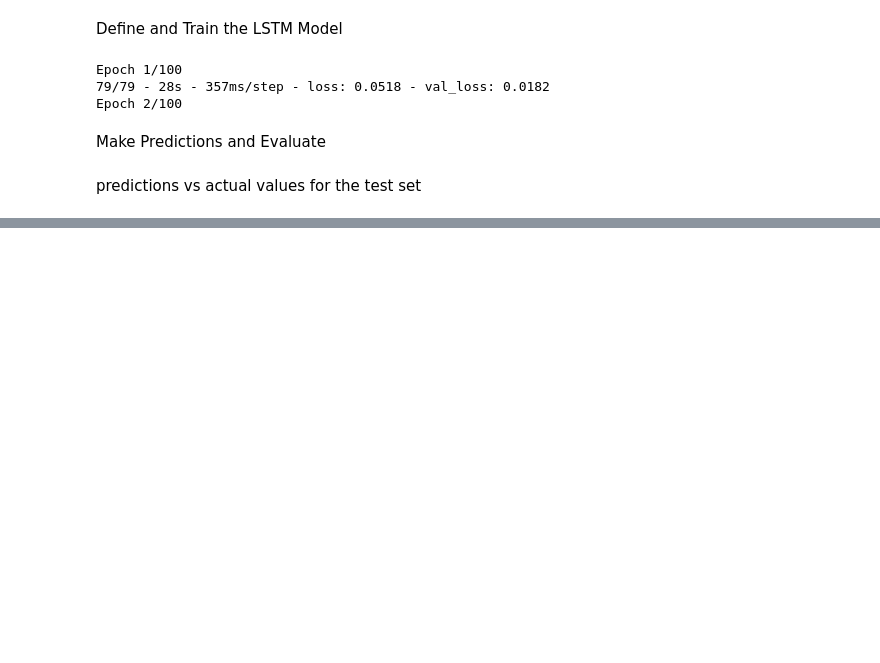
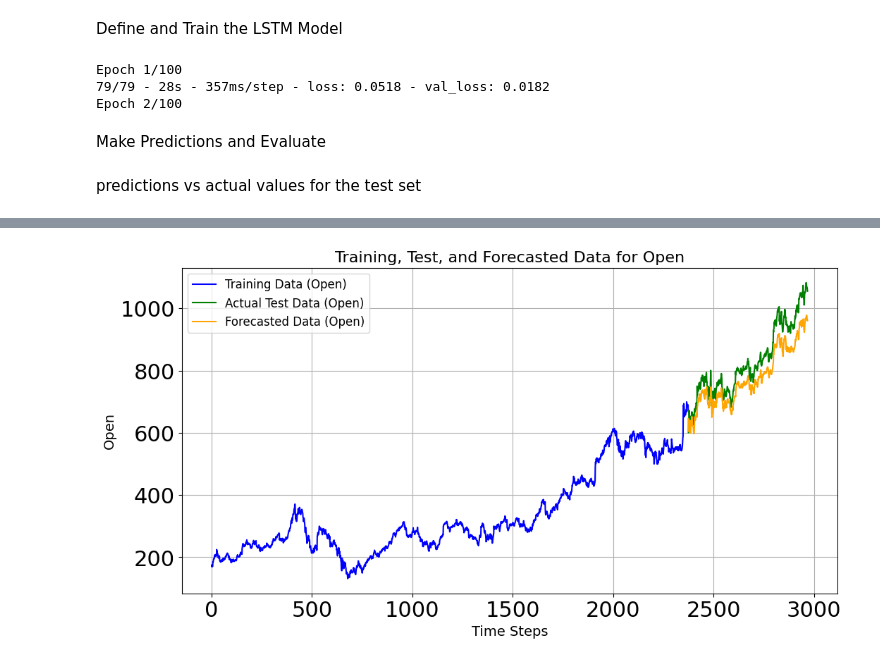
Before and after one commit to irene-fagnani/ADAML-project2, a Jupyter notebook: Code.ipynb, the cells around one changed output, grey strips where cells are left out. Saved outputs shown, nothing was run; the diff lists cells and outputs as text; code cells hidden in the pictures; blank space fills up the shorter version.

```diff
--- a/Code.ipynb
+++ b/Code.ipynb
@@ -666,0 +486,93 @@ print(metrics_table)
+# %%
+import pandas as pd
+import numpy as np
+import matplotlib.pyplot as plt
+from sklearn.preprocessing import MinMaxScaler
+from keras.models import Sequential
+from keras.layers import SimpleRNN, Dense, Dropout
+
+# Load the dataset
+data = pd.read_csv("GOOGL_2006-01-01_to_2018-01-01.csv")
+
+# List of columns
+columns = ['Open', 'High', 'Low', 'Close']
+
+# Normalize the entire dataset
+scaler = MinMaxScaler(feature_range=(0, 1))
+scaled_data = scaler.fit_transform(data[columns])
+
+# Function to create lagged data
+def create_lagged_data(features, target, time_steps=50):
+    X, y = [], []
+    for i in range(time_steps, len(features)):
+        X.append(features[i-time_steps:i])  # Past `time_steps` rows as input
+        y.append(target[i])  # Current value of target
+    return np.array(X), np.array(y)
+
+# Loop over each column as the target
+for target_col in columns:
+    print(f"Training model for target: {target_col}")
+
+    # Select target and features
+    target_index = columns.index(target_col)
+    target = scaled_data[:, target_index]
+    features = np.delete(scaled_data, target_index, axis=1)  # Exclude target column from features
+
+    # Create lagged data
+    time_steps = 50
+    X, y = create_lagged_data(features, target, time_steps)
+
+    # Train-test split
+    train_size = int(len(X) * 0.8)
+    X_train, X_test = X[:train_size], X[train_size:]
+    y_train, y_test = y[:train_size], y[train_size:]
+
+    print(f"X_train shape: {X_train.shape}, y_train shape: {y_train.shape}")
+
+    # Build the RNN model
+    model = Sequential()
+    model.add(SimpleRNN(units=50, activation='tanh', return_sequences=True, input_shape=(X_train.shape[1], X_train.shape[2])))
+    model.add(Dropout(0.2))
+    model.add(SimpleRNN(units=50, activation='tanh', return_sequences=False))
+    model.add(Dropout(0.2))
+    model.add(Dense(units=1))  # Output layer for the target variable
+    model.compile(optimizer='adam', loss='mean_squared_error')
+
+    # Train the model
+    history = model.fit(X_train, y_train, epochs=20, batch_size=32, validation_split=0.2, verbose=1)
+
+    # Predict the test set
+    y_pred = model.predict(X_test)
+
+    # Rescale predictions and actual values for the target
+    target_scaler = MinMaxScaler(feature_range=(0, 1))
+    target_scaler.fit(data[[target_col]])
+    y_pred_rescaled = target_scaler.inverse_transform(y_pred.reshape(-1, 1))
+    y_test_rescaled = target_scaler.inverse_transform(y_test.reshape(-1, 1))
+
+    # Plot the results
+    plt.figure(figsize=(12, 6))
+    train_indices = range(train_size)
+    test_indices = range(train_size, train_size + len(y_test_rescaled))
+
+    # Plot training data
+    plt.plot(train_indices, target_scaler.inverse_transform(y_train.reshape(-1, 1)), label=f"Training Data ({target_col})", color="blue")
+
+    # Plot actual test data
+    plt.plot(test_indices, y_test_rescaled, label=f"Actual Test Data ({target_col})", color="green")
+
+    # Plot predicted test data
+    plt.plot(test_indices, y_pred_rescaled, label=f"Forecasted Data ({target_col})", color="orange")
+
+    # Add labels, legend, and grid
+    plt.title(f"Training, Test, and Forecasted Data for {target_col}", fontsize=16)
+    plt.xlabel("Time Steps", fontsize=14)
+    plt.ylabel(target_col, fontsize=14)
+    plt.legend(fontsize=12)
+    plt.grid(True)
+
+    # Save and show the plot
+    plt.savefig(f"train_test_forecast_{target_col}.png")
+
+    print("root_mean_squared_error:", (root_mean_squared_error(y_test_rescaled, y_pred_rescaled)))
+# %% [output]
@@ -666,0 +599 @@ print(metrics_table)
+[figure, added]
```
Also changed, not shown: parts of 12 cells of this notebook, 9 other files.
